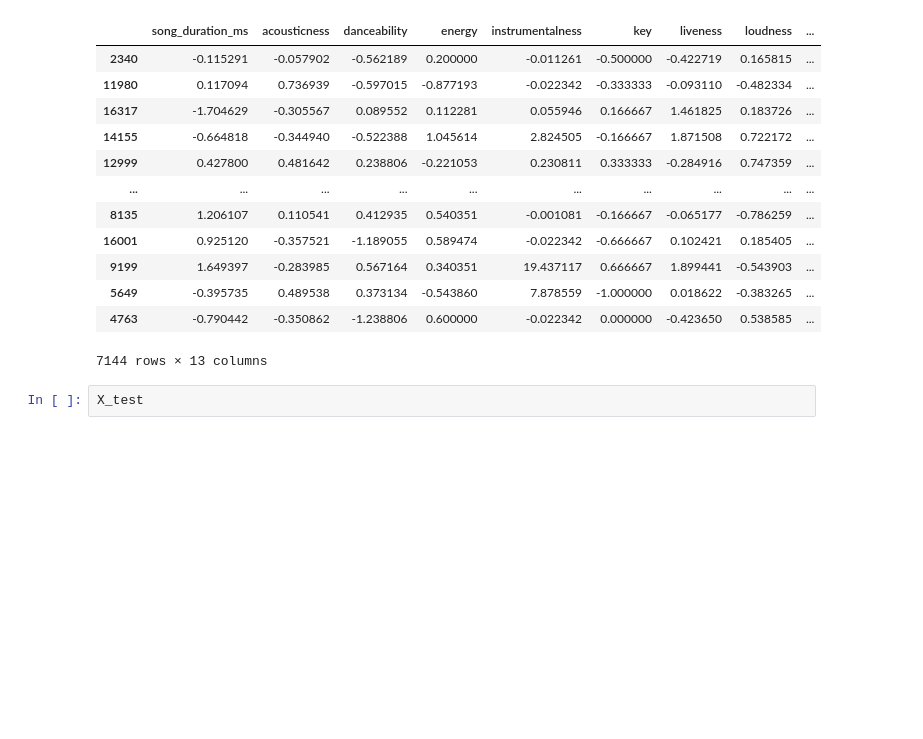
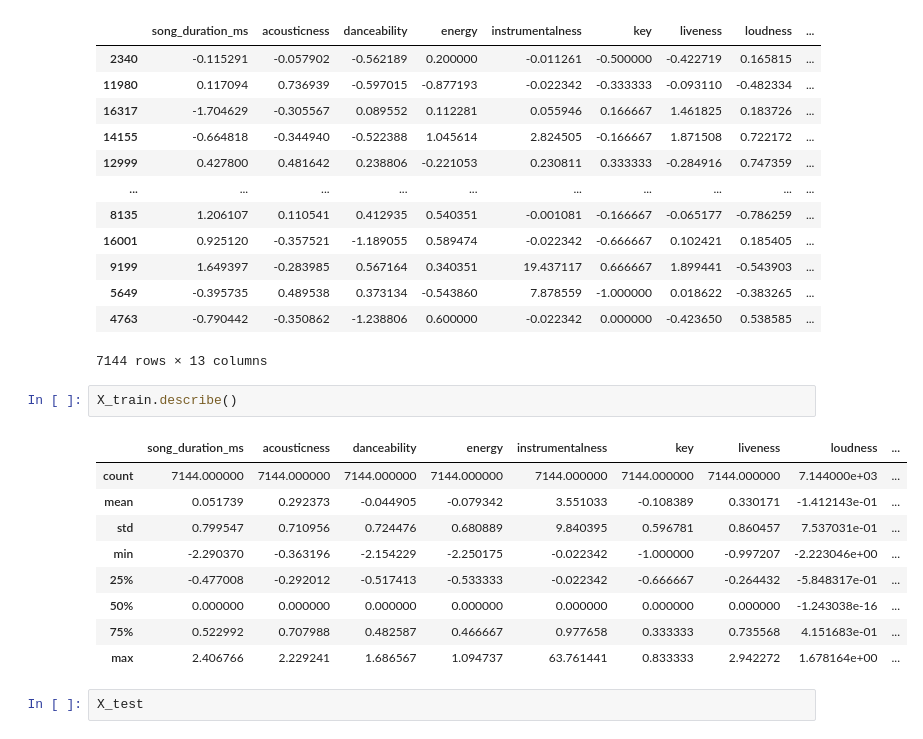
Before and after one commit to Radityofajar/Final-Project-DS40, a Jupyter notebook: 1-2_DataPreprocessing.ipynb, the cells around one changed output. Drawn from its saved outputs; the diff is of its cells as text; blank space fills up the shorter version.

```diff
--- a/1-2_DataPreprocessing.ipynb
+++ b/1-2_DataPreprocessing.ipynb
@@ -364,6 +364,18 @@ X_train
 | 5649 | -0.395735 | 0.489538 | 0.373134 | -0.543860 | 7.878559 | -1.000000 | 0.018622 | -0.383265 | ... |
 | 4763 | -0.790442 | -0.350862 | -1.238806 | 0.600000 | -0.022342 | 0.000000 | -0.423650 | 0.538585 | ... |
 7144 rows × 13 columns
+# %%
+X_train.describe()
+# %% [output]
+|  | song_duration_ms | acousticness | danceability | energy | instrumentalness | key | liveness | loudness | ... |
+| count | 7144.000000 | 7144.000000 | 7144.000000 | 7144.000000 | 7144.000000 | 7144.000000 | 7144.000000 | 7.144000e+03 | ... |
+| mean | 0.051739 | 0.292373 | -0.044905 | -0.079342 | 3.551033 | -0.108389 | 0.330171 | -1.412143e-01 | ... |
+| std | 0.799547 | 0.710956 | 0.724476 | 0.680889 | 9.840395 | 0.596781 | 0.860457 | 7.537031e-01 | ... |
+| min | -2.290370 | -0.363196 | -2.154229 | -2.250175 | -0.022342 | -1.000000 | -0.997207 | -2.223046e+00 | ... |
+| 25% | -0.477008 | -0.292012 | -0.517413 | -0.533333 | -0.022342 | -0.666667 | -0.264432 | -5.848317e-01 | ... |
+| 50% | 0.000000 | 0.000000 | 0.000000 | 0.000000 | 0.000000 | 0.000000 | 0.000000 | -1.243038e-16 | ... |
+| 75% | 0.522992 | 0.707988 | 0.482587 | 0.466667 | 0.977658 | 0.333333 | 0.735568 | 4.151683e-01 | ... |
+| max | 2.406766 | 2.229241 | 1.686567 | 1.094737 | 63.761441 | 0.833333 | 2.942272 | 1.678164e+00 | ... |
 # %%
 X_test
 # %% [output]
```
Also changed, not shown: 12 other files.
